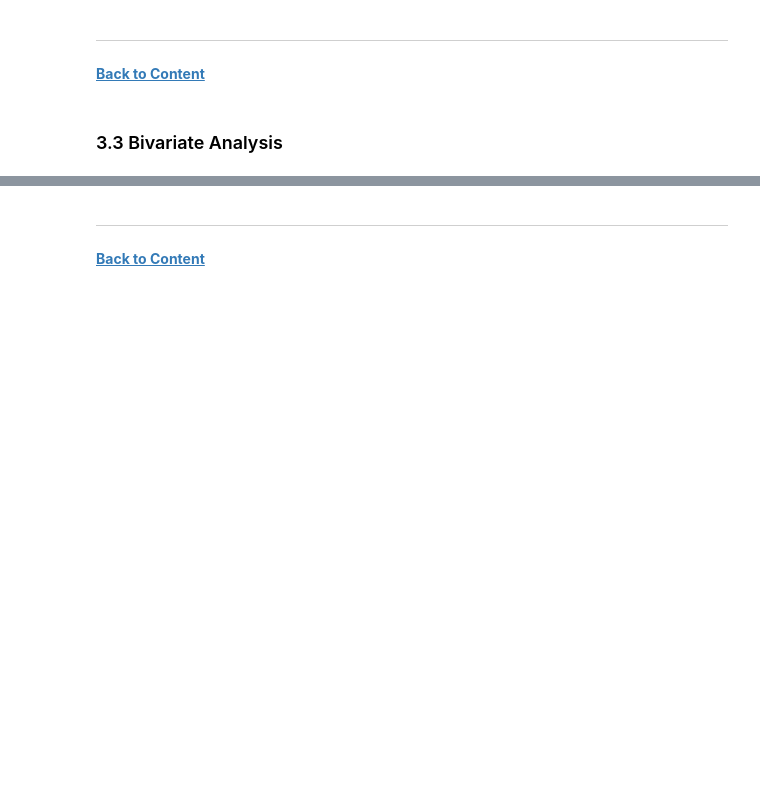
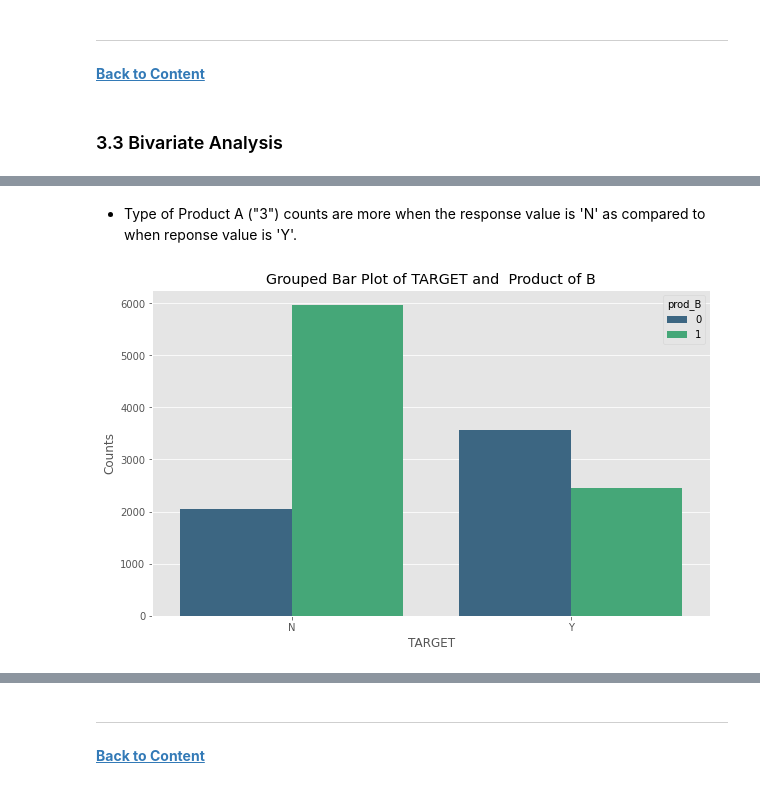
Before and after one commit to chetan5373/DAV-6150, a Jupyter notebook: M7_Assignment/C_Devarshi_M7_assn.ipynb, the cells around one changed output, grey strips where cells are left out. Drawn from its saved outputs; the diff is of its cells as text; code cells hidden in the pictures; blank space fills up the shorter version.

```diff
--- a/M7_Assignment/C_Devarshi_M7_assn.ipynb
+++ b/M7_Assignment/C_Devarshi_M7_assn.ipynb
@@ -710,0 +789,20 @@ __Note__ - 'ID' attribute is unique identifier which has no role in model traini
+# %% [markdown]
+- Type of Product A ("3") counts are more when the response value is 'N' as compared to when reponse value is 'Y'.
+# %%
+# Count the values for each combination of categorical column.
+count_data = df.groupby(['TARGET', 'prod_B']).size().reset_index(name='counts')
+
+# Grouped bar plot
+plt.figure(figsize=(10, 6))
+sns.barplot(x='TARGET', y='counts', hue='prod_B', data=count_data, palette='viridis')
+
+# Set plot labels and title
+plt.xlabel('TARGET')
+plt.ylabel('Counts')
+plt.title('Grouped Bar Plot of TARGET and  Product of B')
+plt.legend(title='prod_B')
+
+# Display the plot
+plt.show()
+# %% [output]
+[figure, added]
```
Also changed, not shown: parts of 152 cells of this notebook.
